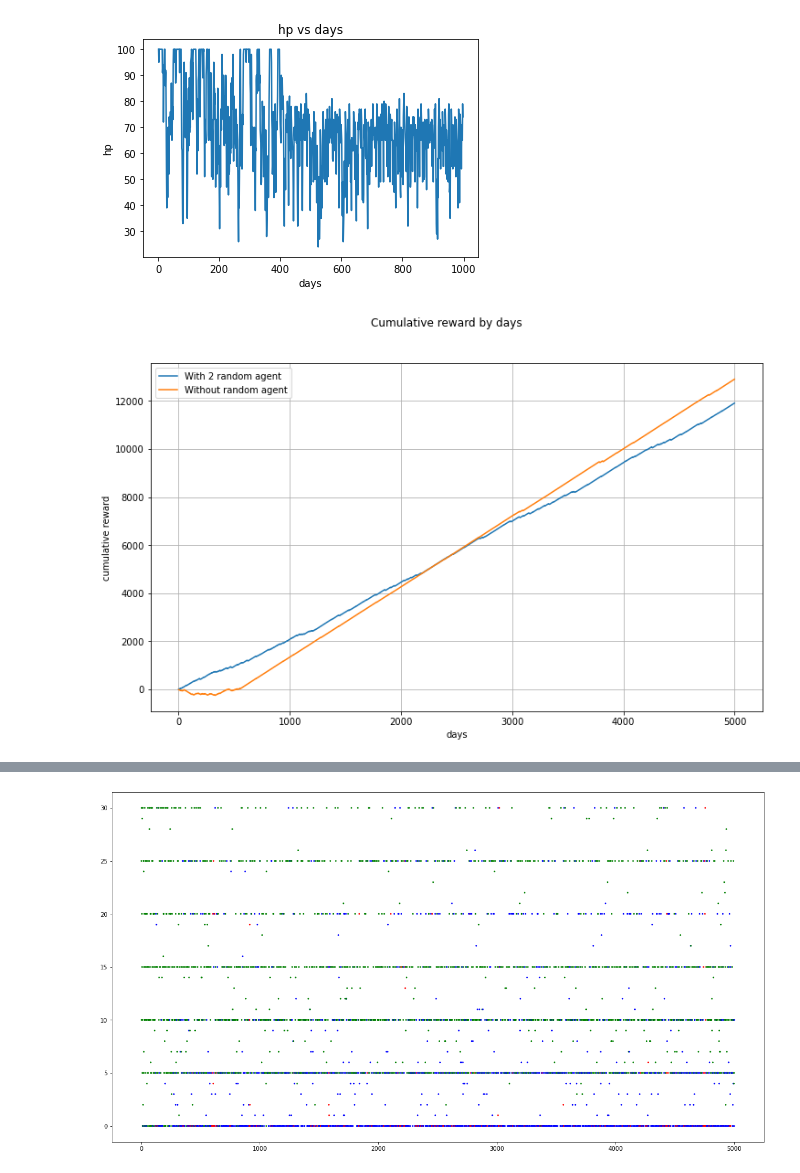
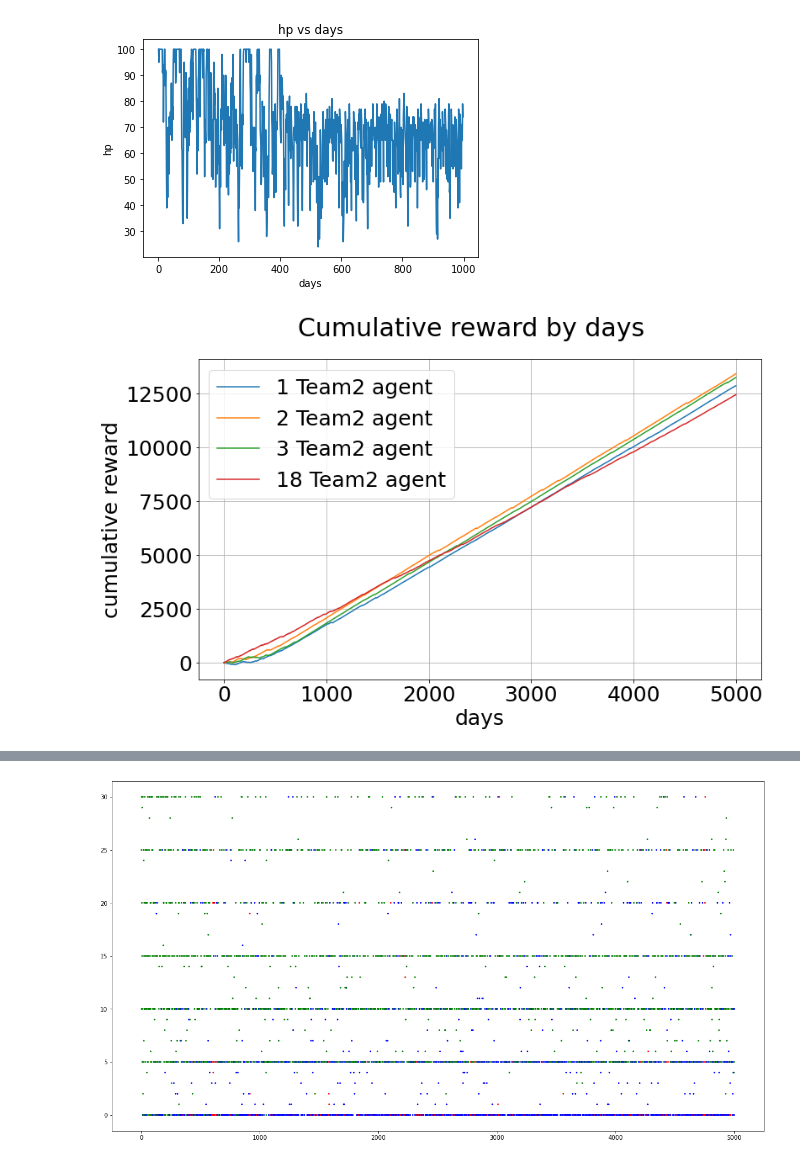
Before and after one commit to SOMAS2021/SOMAS2021, a Jupyter notebook: Experiment.ipynb, the cells around one changed output, grey strips where cells are left out. Cells and saved outputs as stored; diff of their text form; code cells hidden in the pictures.

```diff
--- a/Experiment.ipynb
+++ b/Experiment.ipynb
@@ -116,29 +116,37 @@ Text(0.5, 1.0, 'hp vs days')
 [figure]
 # %%
 #cumulative rewards
-fileName = "log_plot/2022-01-12-20-10-47_A1_R2_W5_02_5000/cumulative_rewards_68bcb671-1d10-45f3-b249-c0c6fa0ca1ef.csv"
+#fileName = "log_plot/2022-01-12-20-10-47_A1_R2_W5_02_5000/cumulative_rewards_68bcb671-1d10-45f3-b249-c0c6fa0ca1ef.csv"
+#day, data = cumulativeRewards(fileName)
+#fileName = "log_plot/2022-01-12-10-53-09_A1_R0_W5_02_5000/cumulative_rewards_76941a7a-7281-4913-8238-c50541e3384c.csv"
+#day, data2 = cumulativeRewards(fileName)
+
+fileName = "log_plot/2022-01-12-10-02-32_A1_R0_W5_01_5000/cumulative_rewards_7d10d226-27b1-418b-97bf-cd15fa4e1208.csv"
 day, data = cumulativeRewards(fileName)
-fileName = "log_plot/2022-01-12-10-53-09_A1_R0_W5_02_5000/cumulative_rewards_76941a7a-7281-4913-8238-c50541e3384c.csv"
+fileName = "log_plot/2022-01-12-10-31-59_A2_R0_W5_01_5000/cumulative_rewards_84023f55-3b6b-48f2-aaf5-3d3eadfd5100.csv"
 day, data2 = cumulativeRewards(fileName)
 
-#fileName = "log_plot/2022-01-12-11-29-47_A3_R0_W5_01_5000/cumulative_rewards_5bd552be-e7cb-4053-bf9c-06a1d0998dc5.csv"
-#day, data3 = cumulativeRewards(fileName)
-#fileName = "log_plot/2022-01-12-11-47-22_A18_R0_W5_01_5000/cumulative_rewards_1de4cef5-6742-453c-828c-1a4f839da7c0.csv"
-#day, data4 = cumulativeRewards(fileName)
+fileName = "log_plot/2022-01-12-11-29-47_A3_R0_W5_01_5000/cumulative_rewards_5bd552be-e7cb-4053-bf9c-06a1d0998dc5.csv"
+day, data3 = cumulativeRewards(fileName)
+fileName = "log_plot/2022-01-12-11-47-22_A18_R0_W5_01_5000/cumulative_rewards_1de4cef5-6742-453c-828c-1a4f839da7c0.csv"
+day, data4 = cumulativeRewards(fileName)
 
 fig = plt.figure(figsize=(12, 7))
-plt.plot(day,data, label='With 2 random agent')
-plt.plot(day,data2, label='Without random agent')
+#plt.plot(day,data, label='With 2 random agent')
+#plt.plot(day,data2, label='Without random agent')
 
-#plt.plot(day,data3, label='3 Team2 agent')
-#plt.plot(day,data4, label='18 Team2 agent')
+plt.plot(day,data, label='1 Team2 agent')
+plt.plot(day,data2, label='2 Team2 agent')
+plt.plot(day,data3, label='3 Team2 agent')
+plt.plot(day,data4, label='18 Team2 agent')
 
 plt.legend()
 fig.suptitle('Cumulative reward by days')
 plt.xlabel('days')
 plt.ylabel('cumulative reward')
 plt.grid()
+plt.rcParams.update({'font.size': 25})
 # %% [output]
-[figure, old version]
+[figure, new version]
 # %%
 # rewards per day
```
Also changed, not shown: parts of 1 cell of this notebook, 8 other files.
